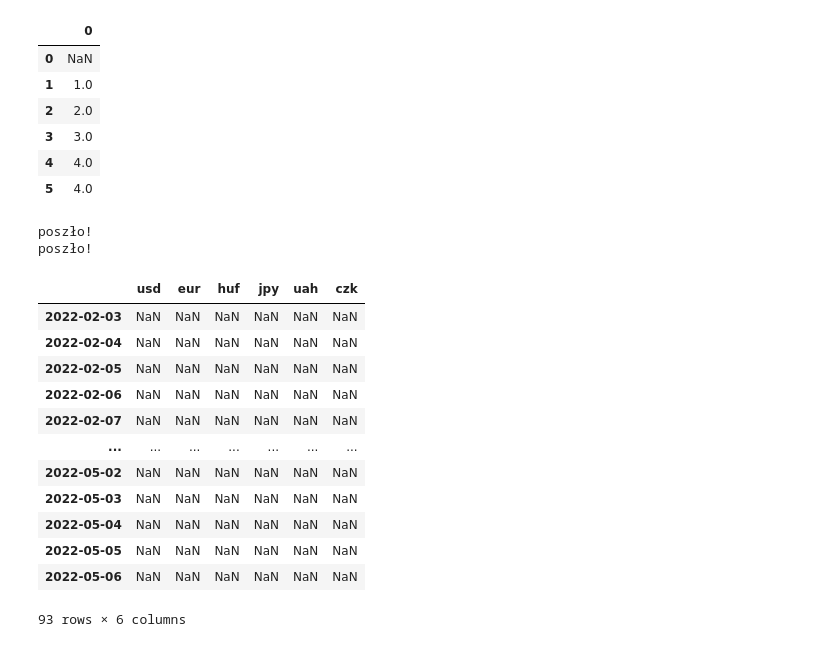
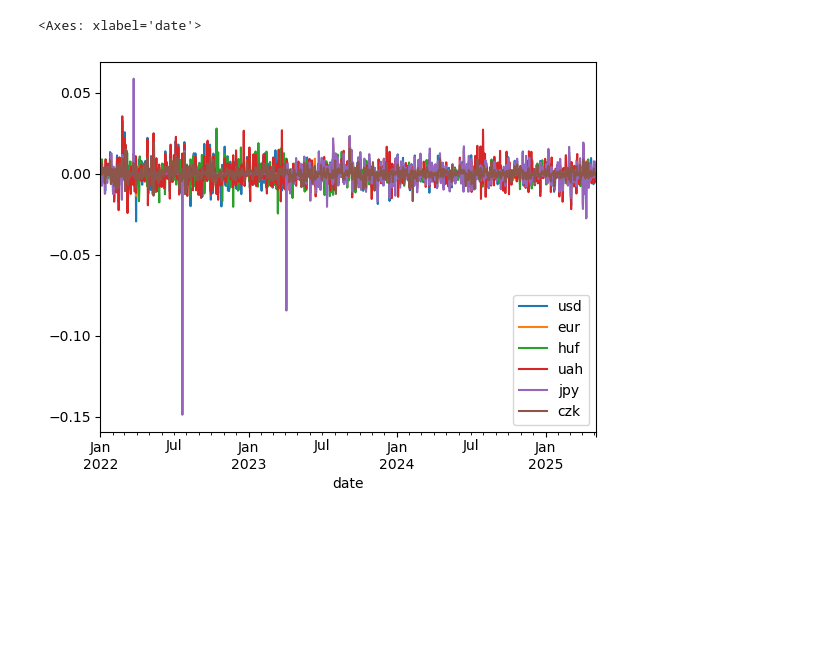
Before and after one commit to dradamm8/ExchangeRatesAnalysis, a Jupyter notebook: notebooks/projekt.ipynb, the cells around one changed output. Drawn from its saved outputs; the diff is of its cells as text; code cells hidden in the pictures; blank space fills up the shorter version.

```diff
--- a/notebooks/projekt.ipynb
+++ b/notebooks/projekt.ipynb
@@ -215,28 +43,5 @@ def clean_data(data):
-# %%
-pd.DataFrame([np.nan, 1,2,3,4, np.nan]).interpolate()
-# %% [output]
-|  | 0 |
-| 0 | NaN |
-| 1 | 1.0 |
-| 2 | 2.0 |
-| 3 | 3.0 |
-| 4 | 4.0 |
-| 5 | 4.0 |
-# %%
-get_data("2022-02-03", "2022-05-06")
-# %% [output]
-poszło!
-poszło!
-|  | usd | eur | huf | jpy | uah | czk |
-| 2022-02-03 | NaN | NaN | NaN | NaN | NaN | NaN |
-| 2022-02-04 | NaN | NaN | NaN | NaN | NaN | NaN |
-| 2022-02-05 | NaN | NaN | NaN | NaN | NaN | NaN |
-| 2022-02-06 | NaN | NaN | NaN | NaN | NaN | NaN |
-| 2022-02-07 | NaN | NaN | NaN | NaN | NaN | NaN |
-| ... | ... | ... | ... | ... | ... | ... |
-| 2022-05-02 | NaN | NaN | NaN | NaN | NaN | NaN |
-| 2022-05-03 | NaN | NaN | NaN | NaN | NaN | NaN |
-| 2022-05-04 | NaN | NaN | NaN | NaN | NaN | NaN |
-| 2022-05-05 | NaN | NaN | NaN | NaN | NaN | NaN |
-| 2022-05-06 | NaN | NaN | NaN | NaN | NaN | NaN |
-93 rows × 6 columns
+# %%
+(df.diff() / df).plot()
+# %% [output]
+<Axes: xlabel='date'>
+[figure, added]
```
Also changed, not shown: parts of 28 cells of this notebook, 4 other files.
